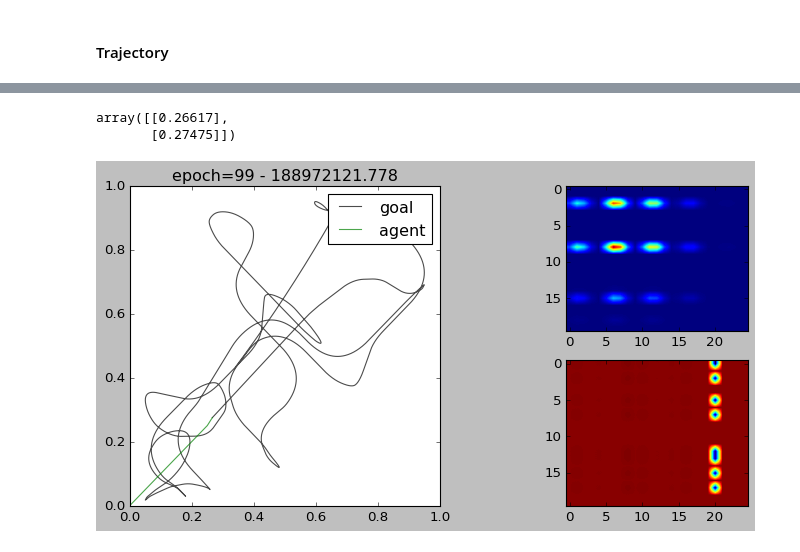
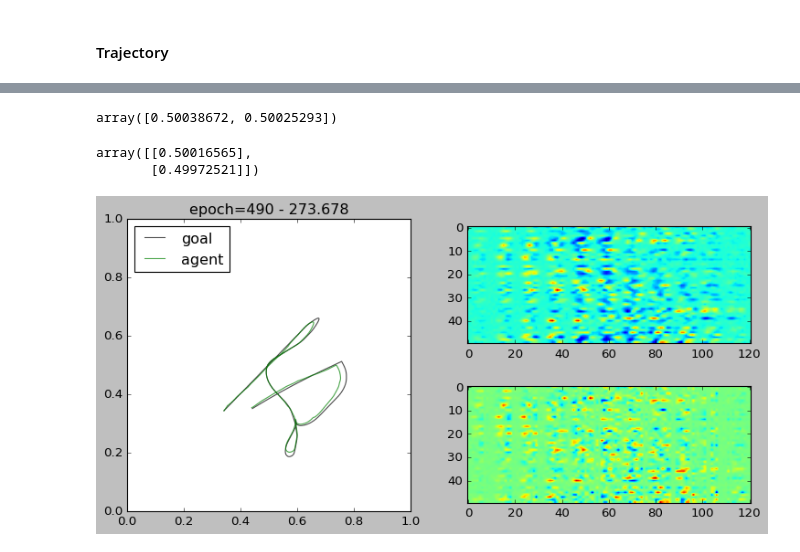
Before and after one commit to iKiru-hub/PCNN, a Jupyter notebook: lab_pcnn_nav.ipynb, the cells around one changed output, grey strips where cells are left out. Cells and saved outputs as stored; diff of their text form; code cells hidden in the pictures.

```diff
--- a/lab_pcnn_nav.ipynb
+++ b/lab_pcnn_nav.ipynb
@@ -30,14 +30,14 @@ This notebook is about the study of active navigation by exploiting a formed pla
 #### Trajectory
 # %%
 # input
-duration = 8
-speed = 1
-dt = 1e-4
+duration = 2
+speed = 5e-1
+dt = 1e-1
 Nj = 6**2
 sigma = 0.01
 
 trajectory = it.make_trajectory(duration=duration, dt=dt, speed=[speed, speed],
-                                  prob_turn=0.005, k_average=200, dim=2)
+                                  prob_turn=0.005, k_average=200, dim=2) * 0.7 + 0.15
 
 #layer = it.HDLayer(N=5**2, sigma=0.01)
 layer = it.PlaceLayer(N=Nj, sigma=sigma)
@@ -70,43 +90,77 @@ array([0.340905, 0.432995])
 # %%
 agent = agents.AgentPC(Npc=5**2, Nh=10, start_position=trajectory[0], step_size=0.0001, activation='sigmoid')
-agent.current_position
+agent(goal_position=trajectory[t].copy().reshape(-1, 1))
 # %% [output]
-array([[0.26617],
-       [0.27475]])
+array([0.50038672, 0.50025293])
+# %%
+agent.layer_pc.centers.T @ agent.pc_post_a / agent.pc_post_a.sum()
+# %% [output]
+array([[0.50016565],
+       [0.49972521]])
 # %%
 """ initialization """
 
-agent = agents.AgentPC(Npc=5**2, Nh=20, start_position=trajectory[0].copy(), step_size=0.01, lr=-0.05, activation='sigmoid')
+npc = 11
+agent = agents.AgentPC(Npc=npc**2, Nh=50, start_position=trajectory[0].copy(), lr=-0.005, sigma_pc=0.03,
+                       activation='relu', activation_out='relu')
 logger(agent)
 
-epochs = 100
-epoch_log = int(max((epochs*0.01, 1)))
+agents.DEBUG = bool(0)
+pflag = -1 if agents.DEBUG else 0
+epochs = 500
+epoch_log = int(max((epochs*0.02, 1)))
+looksteps = 2
+new_trj = 75
 for epoch in range(epochs):
 
+    # new trajectory are periodically created
+    if epoch % new_trj == 0:
+        trajectory = it.make_trajectory(duration=duration, dt=dt, speed=[speed, speed],
+                                  prob_turn=0.005, k_average=200, dim=2) * 0.7 + 0.15
+
+    # init
     agent.set_position(position=trajectory[0].copy().reshape(-1, 1))
-    positions = np.zeros_like(trajectory.copy())
+    positions = np.zeros((trajectory.shape[0]-looksteps-1, trajectory.shape[1]))
     positions[0] = trajectory[0].copy()
     loss = 0.
-    for t in range(1, len(trajectory)-1):
-        positions[t] = agent(goal_position=trajectory[-1].copy().reshape(-1, 1))
-        loss += agent.update(target_position=trajectory[t].copy().reshape(-1, 1))
+
+    # train
+    for t in range(1, len(trajectory)-looksteps-1):
+        positions[t] = agent(goal_position=trajectory[t+looksteps].copy().reshape(-1, 1))
+        loss += agent.update(target_position=trajectory[t+looksteps+1].copy().reshape(-1, 1))
+
+        if agents.DEBUG:
+            print('##########################')
+            clf()
+            input()
+            plt.subplot(121)
+            plt.imshow(agent.goal_pc.reshape(npc, npc))
+            plt.grid()
+            plt.subplot(122)
+            plt.imshow(agent.current_pc.reshape(npc, npc))
+            plt.grid()
+            plt.show()
+            if t == 100: break
+
     #print(positions, end=' ')
 
-    if epoch % epoch_log == 0:
+    if epoch % epoch_log == pflag:
 
         clf()
         plt.figure(figsize=(11, 5))
         plt.subplot(121)
         plt.plot(trajectory[:, 0], trajectory[:, 1], '-k', alpha=0.7, label="goal")
         plt.plot(positions[:, 0], positions[:, 1], '-g', alpha=0.7, label="agent")
-        plt.legend()
+        plt.xlim((0, 1))
+        plt.ylim((0, 1))
+        plt.legend(loc="upper left")
         plt.title(f"{epoch=} - {loss:.3f}")
 
         plt.subplot(222)
-        plt.imshow(agent.grad_h)
+        plt.imshow(agent.Wh)
 
         plt.subplot(224)
-        plt.imshow(agent.grad_out.T)
+        plt.imshow(agent.Wout.T)
         plt.pause(0.0001)
 # %% [output]
-[figure, old version]
+[figure, new version]
```
Also changed, not shown: parts of 7 cells of this notebook, 1 other file.
